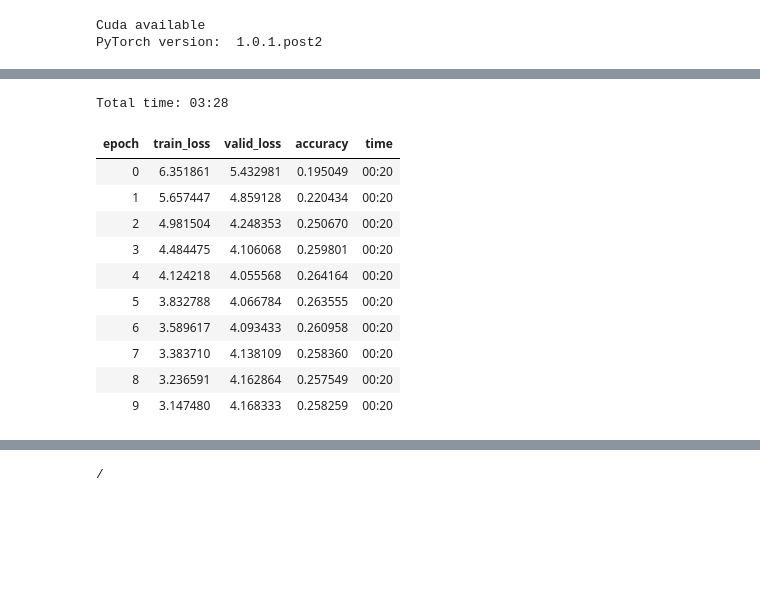
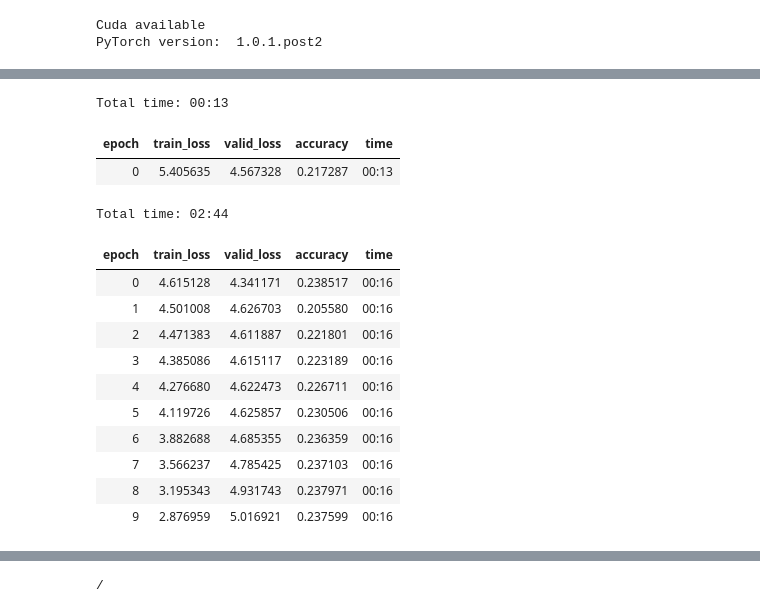
Before and after one commit to aishwarya-agrawal/twitter-analysis, a Jupyter notebook: ULMFitontweets.ipynb, the cells around one changed output, grey strips where cells are left out. Drawn from its saved outputs; the diff is of its cells as text; code cells hidden in the pictures; blank space fills up the shorter version.

```diff
--- a/ULMFitontweets.ipynb
+++ b/ULMFitontweets.ipynb
@@ -136,23 +159,27 @@ LR Finder is complete, type {learner_name}.recorder.plot() to see the graph.
 
 learn = language_model_learner(data_lm,arch =AWD_LSTM, pretrained=True,
                                drop_mult=0.5)
-learn.fit_one_cycle(cyc_len=1, max_lr=1e-3, moms=(0.8, 0.7))
+learn.fit_one_cycle(cyc_len=1, max_lr=1e-1,moms=(0.8, 0.7))
+# %% [output]
+Total time: 00:13
+| epoch | train_loss | valid_loss | accuracy | time |
+| 0 | 5.405635 | 4.567328 | 0.217287 | 00:13 |
 # %%
 learn.unfreeze()
-learn.fit_one_cycle(cyc_len=10, max_lr=1e-3, moms=(0.8, 0.7))
+learn.fit_one_cycle(cyc_len=10, max_lr=1e-1, moms=(0.8, 0.7))
 # %% [output]
-Total time: 03:28
+Total time: 02:44
 | epoch | train_loss | valid_loss | accuracy | time |
-| 0 | 6.351861 | 5.432981 | 0.195049 | 00:20 |
-| 1 | 5.657447 | 4.859128 | 0.220434 | 00:20 |
-| 2 | 4.981504 | 4.248353 | 0.250670 | 00:20 |
-| 3 | 4.484475 | 4.106068 | 0.259801 | 00:20 |
-| 4 | 4.124218 | 4.055568 | 0.264164 | 00:20 |
-| 5 | 3.832788 | 4.066784 | 0.263555 | 00:20 |
-| 6 | 3.589617 | 4.093433 | 0.260958 | 00:20 |
-| 7 | 3.383710 | 4.138109 | 0.258360 | 00:20 |
-| 8 | 3.236591 | 4.162864 | 0.257549 | 00:20 |
-| 9 | 3.147480 | 4.168333 | 0.258259 | 00:20 |
+| 0 | 4.615128 | 4.341171 | 0.238517 | 00:16 |
+| 1 | 4.501008 | 4.626703 | 0.205580 | 00:16 |
+| 2 | 4.471383 | 4.611887 | 0.221801 | 00:16 |
+| 3 | 4.385086 | 4.615117 | 0.223189 | 00:16 |
+| 4 | 4.276680 | 4.622473 | 0.226711 | 00:16 |
+| 5 | 4.119726 | 4.625857 | 0.230506 | 00:16 |
+| 6 | 3.882688 | 4.685355 | 0.236359 | 00:16 |
+| 7 | 3.566237 | 4.785425 | 0.237103 | 00:16 |
+| 8 | 3.195343 | 4.931743 | 0.237971 | 00:16 |
+| 9 | 2.876959 | 5.016921 | 0.237599 | 00:16 |
 # %%
 # Save the fine-tuned encoder
 learn.save_encoder('ft_enc')
```
Also changed, not shown: parts of 35 cells of this notebook.
